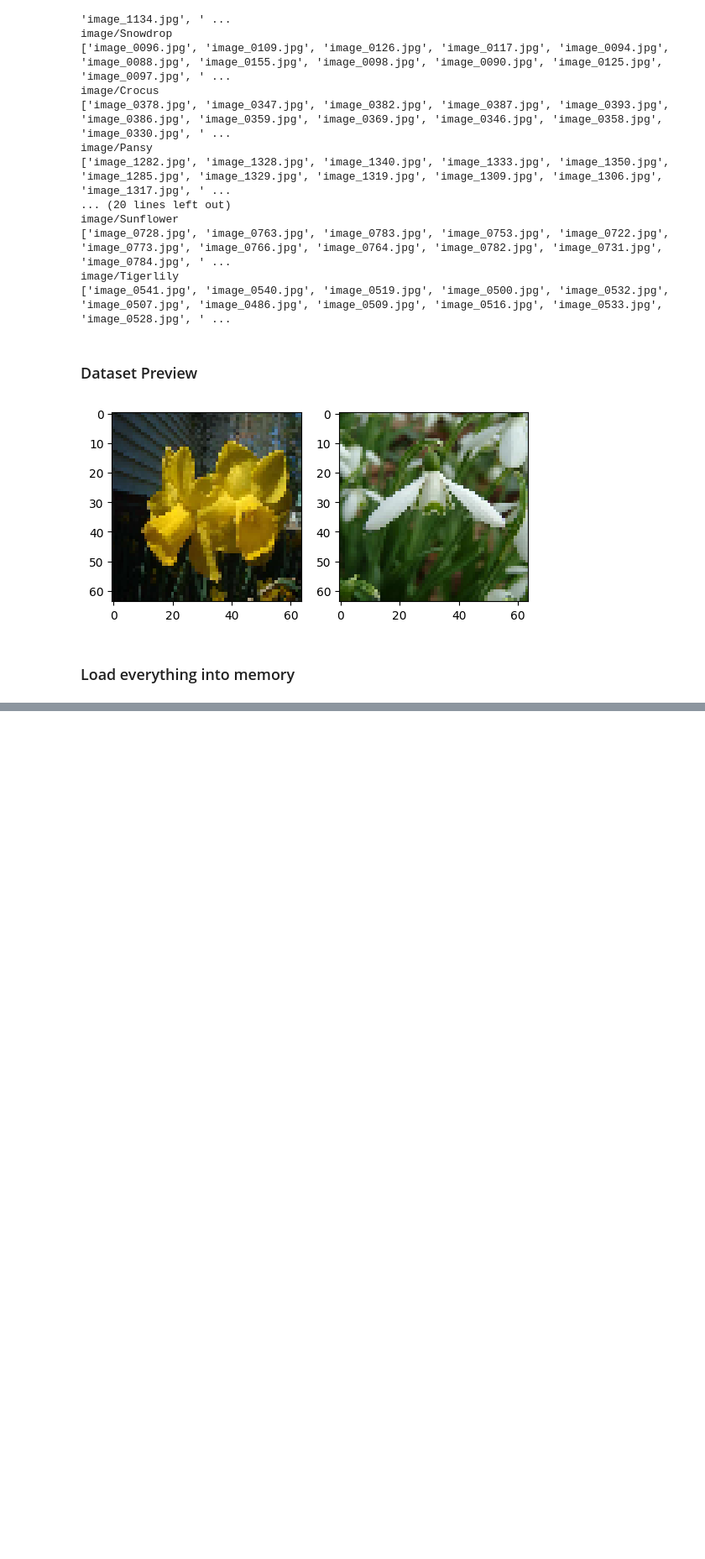
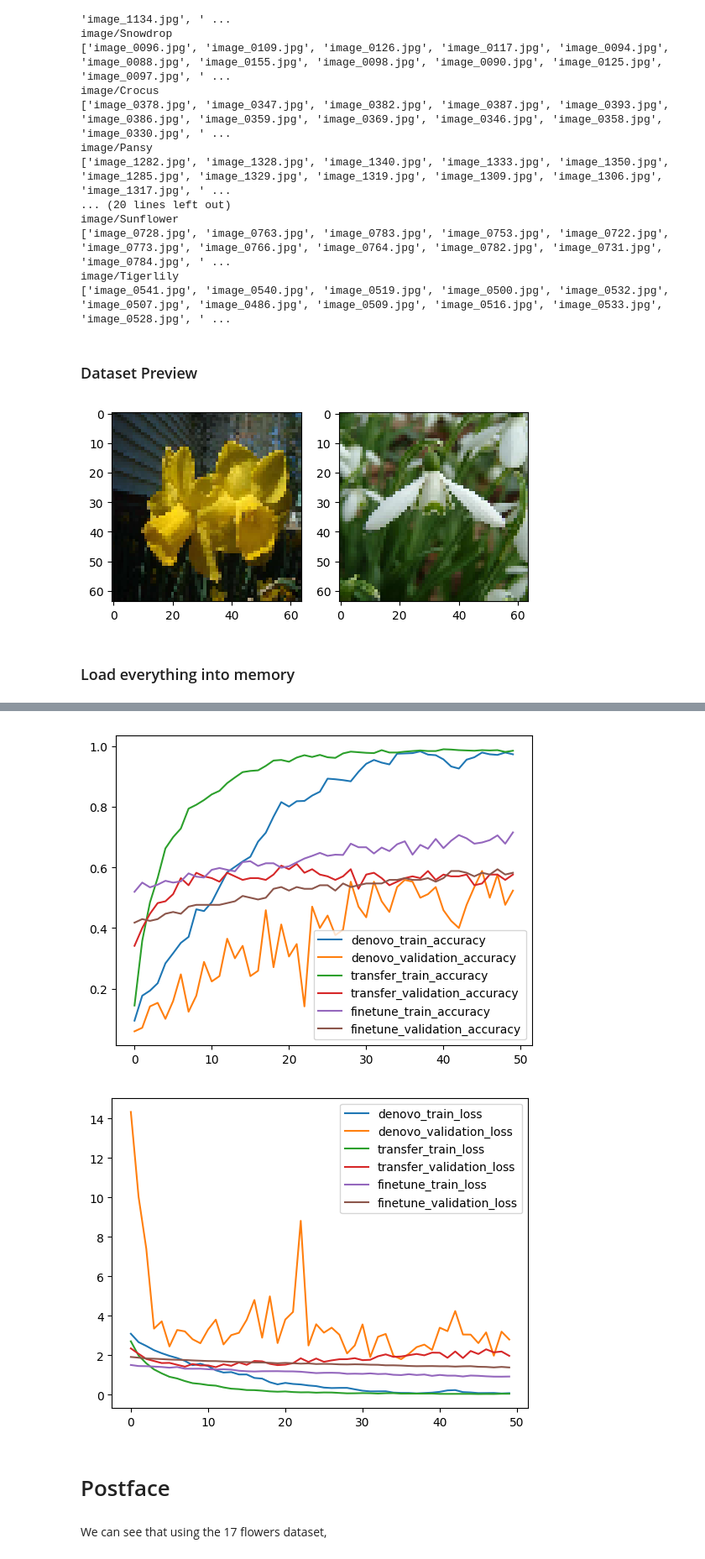
Before and after one commit to totti0223/deep_learning_for_biologists_with_keras, a Jupyter notebook: notebooks/flower_image_classification.ipynb, the cells around one changed output, grey strips where cells are left out. Shown: that part at 84% size. Cells and saved outputs as stored; diff of their text form; code cells hidden in the pictures; blank space fills up the shorter version.

```diff
--- a/notebooks/flower_image_classification.ipynb
+++ b/notebooks/flower_image_classification.ipynb
@@ -487,0 +398,27 @@ Epoch 30/30
+# %%
+plt.plot(history.history["acc"],label="denovo_train_accuracy")
+plt.plot(history.history["val_acc"],label="denovo_validation_accuracy")
+plt.plot(history2.history["acc"],label="transfer_train_accuracy")
+plt.plot(history2.history["val_acc"],label="transfer_validation_accuracy")
+plt.plot(history3.history["acc"],label="finetune_train_accuracy")
+plt.plot(history3.history["val_acc"],label="finetune_validation_accuracy")
+
+plt.legend()
+plt.show()
+
+plt.plot(history.history["loss"],label="denovo_train_loss")
+plt.plot(history.history["val_loss"],label="denovo_validation_loss")
+plt.plot(history2.history["loss"],label="transfer_train_loss")
+plt.plot(history2.history["val_loss"],label="transfer_validation_loss")
+plt.plot(history3.history["loss"],label="finetune_train_loss")
+plt.plot(history3.history["val_loss"],label="finetune_validation_loss")
+
+plt.legend()
+plt.show()
+# %% [output]
+[figure, added]
+[figure, added]
+# %% [markdown]
+# Postface
+# %% [markdown]
+We can see that using the 17 flowers dataset,
```
Also changed, not shown: parts of 21 cells of this notebook.
